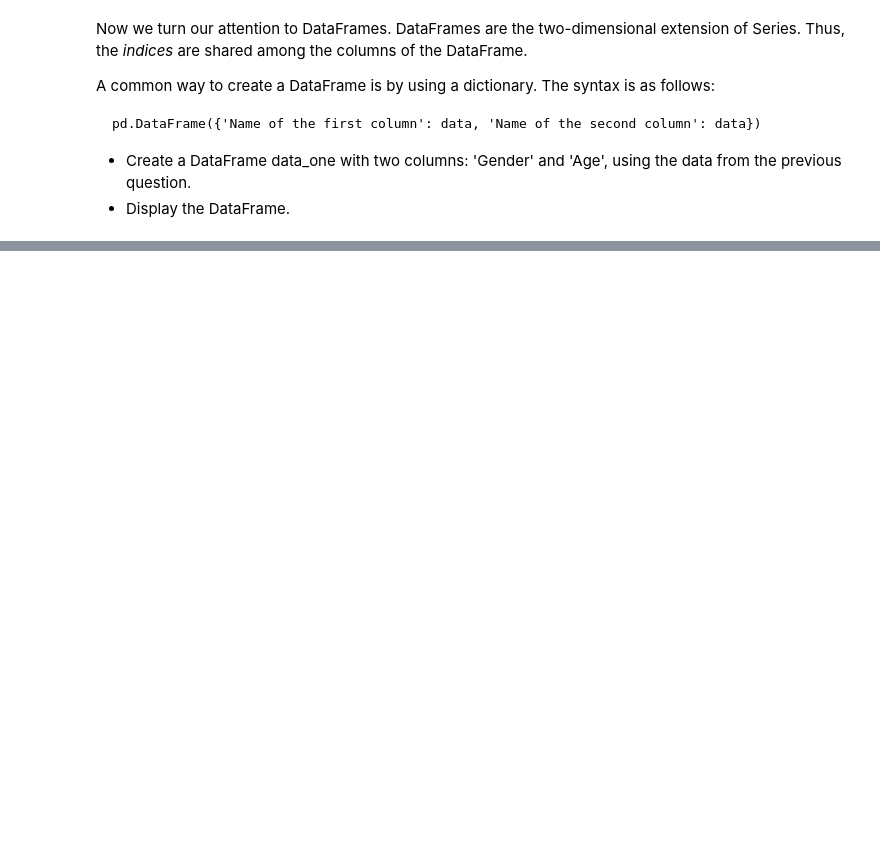
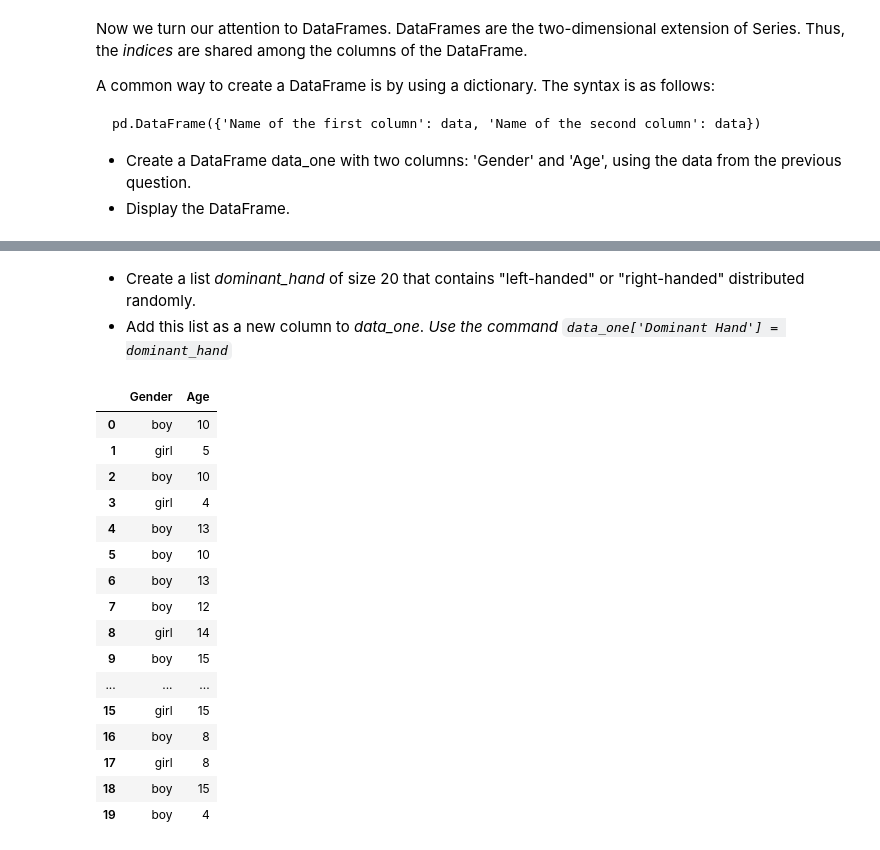
Before and after one commit to Jandsy/introduction_python_dauphine, a Jupyter notebook: Session_2/corrected_numpy_and_pandas_python_dauphine.ipynb, the cells around one changed output, grey strips where cells are left out. Saved outputs shown, nothing was run; the diff lists cells and outputs as text; code cells hidden in the pictures; blank space fills up the shorter version.

```diff
--- a/Session_2/corrected_numpy_and_pandas_python_dauphine.ipynb
+++ b/Session_2/corrected_numpy_and_pandas_python_dauphine.ipynb
@@ -741,0 +776,4 @@ pd.DataFrame({'Name of the first column': data, 'Name of the second column': dat
+# %% [markdown]
+- Create a list *dominant_hand* of size 20 that contains "left-handed" or "right-handed" distributed randomly.
+- Add this list as a new column to *data_one*.
+  *Use the command `data_one['Dominant Hand'] = dominant_hand`*
@@ -741,0 +782,20 @@ pd.DataFrame({'Name of the first column': data, 'Name of the second column': dat
+# %%
+data_one
+# %% [output]
+|  | Gender | Age |
+| 0 | boy | 10 |
+| 1 | girl | 5 |
+| 2 | boy | 10 |
+| 3 | girl | 4 |
+| 4 | boy | 13 |
+| 5 | boy | 10 |
+| 6 | boy | 13 |
+| 7 | boy | 12 |
+| 8 | girl | 14 |
+| 9 | boy | 15 |
+| ... | ... | ... |
+| 15 | girl | 15 |
+| 16 | boy | 8 |
+| 17 | girl | 8 |
+| 18 | boy | 15 |
+| 19 | boy | 4 |
```
Also changed, not shown: parts of 31 cells of this notebook.
